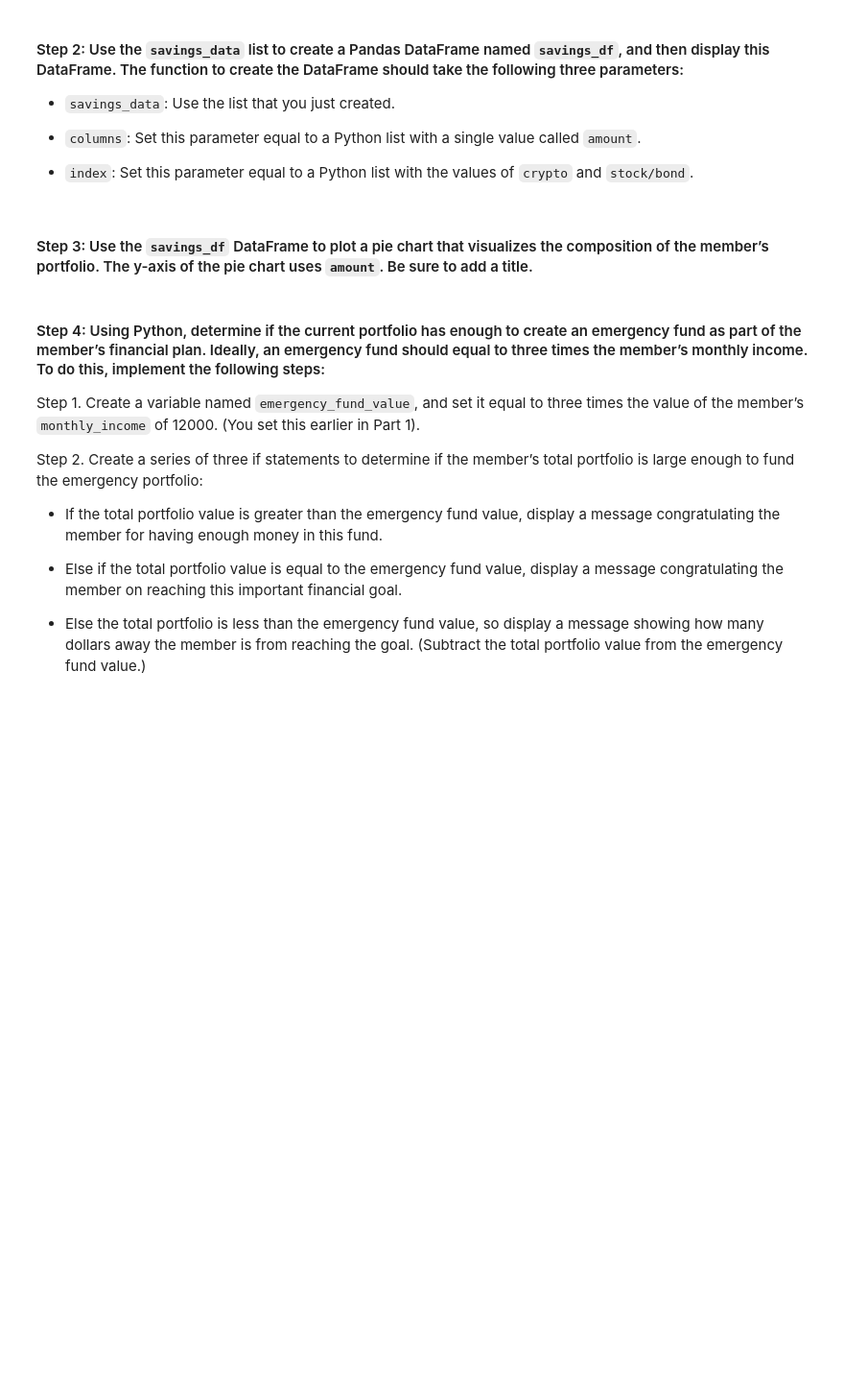
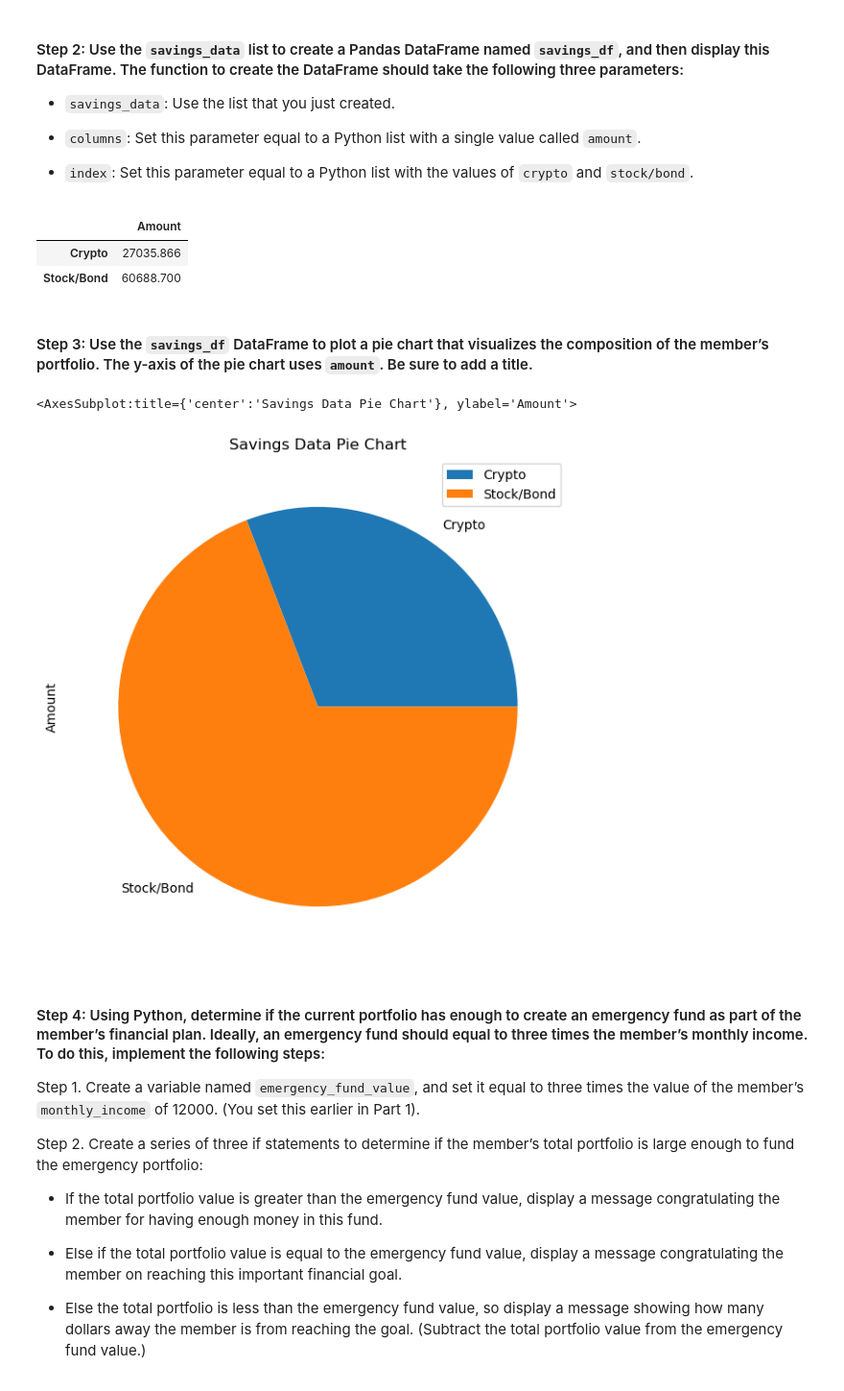
Before and after one commit to aj-0524/FinTech-Ch5, a Jupyter notebook: financial_planning_tools.ipynb, the cells around one changed output. Shown at 96% size. Drawn from its saved outputs; the diff is of its cells as text; code cells hidden in the pictures; blank space fills up the shorter version.

```diff
--- a/financial_planning_tools.ipynb
+++ b/financial_planning_tools.ipynb
@@ -332,7 +367,9 @@ In this section, you’ll use the valuations for the cryptocurrency wallet and f
 #### Step 1: Create a Python list named `savings_data` that has two elements. The first element contains the total value of the cryptocurrency wallet. The second element contains the total value of the stock and bond portions of the portfolio.
 # %%
 # Consolidate financial assets data into a Python list
-# YOUR CODE HERE
+
+savings_data = [total_crypto_wallet, total_stocks_bonds]
 
 # Review the Python list savings_data
-# YOUR CODE HERE
+
+print(savings_data)
@@ -346,15 +385,25 @@ In this section, you’ll use the valuations for the cryptocurrency wallet and f
 - `index`: Set this parameter equal to a Python list with the values of `crypto` and `stock/bond`.
 # %%
 # Create a Pandas DataFrame called savings_df
-# YOUR CODE HERE
+
+savings_df = pd.DataFrame(savings_data, index=['Crypto', 'Stock/Bond'], columns= ['Amount'])
 
 # Display the savings_df DataFrame
-# YOUR CODE HERE
+
+display(savings_df)
+# %% [output]
+|  | Amount |
+| Crypto | 27035.866 |
+| Stock/Bond | 60688.700 |
 # %% [markdown]
 #### Step 3: Use the `savings_df` DataFrame to plot a pie chart that visualizes the composition of the member’s portfolio. The y-axis of the pie chart uses `amount`. Be sure to add a title.
 # %%
 # Plot the total value of the member's portfolio (crypto and stock/bond) in a pie chart
-# YOUR CODE HERE
+
+savings_df.plot.pie(title='Savings Data Pie Chart', y='Amount', figsize=(10,7))
+# %% [output]
+<AxesSubplot:title={'center':'Savings Data Pie Chart'}, ylabel='Amount'>
+[figure, added]
 # %% [markdown]
 #### Step 4: Using Python, determine if the current portfolio has enough to create an emergency fund as part of the member’s financial plan. Ideally, an emergency fund should equal to three times the member’s monthly income. To do this, implement the following steps:
 
```
Also changed, not shown: parts of 43 cells of this notebook.
